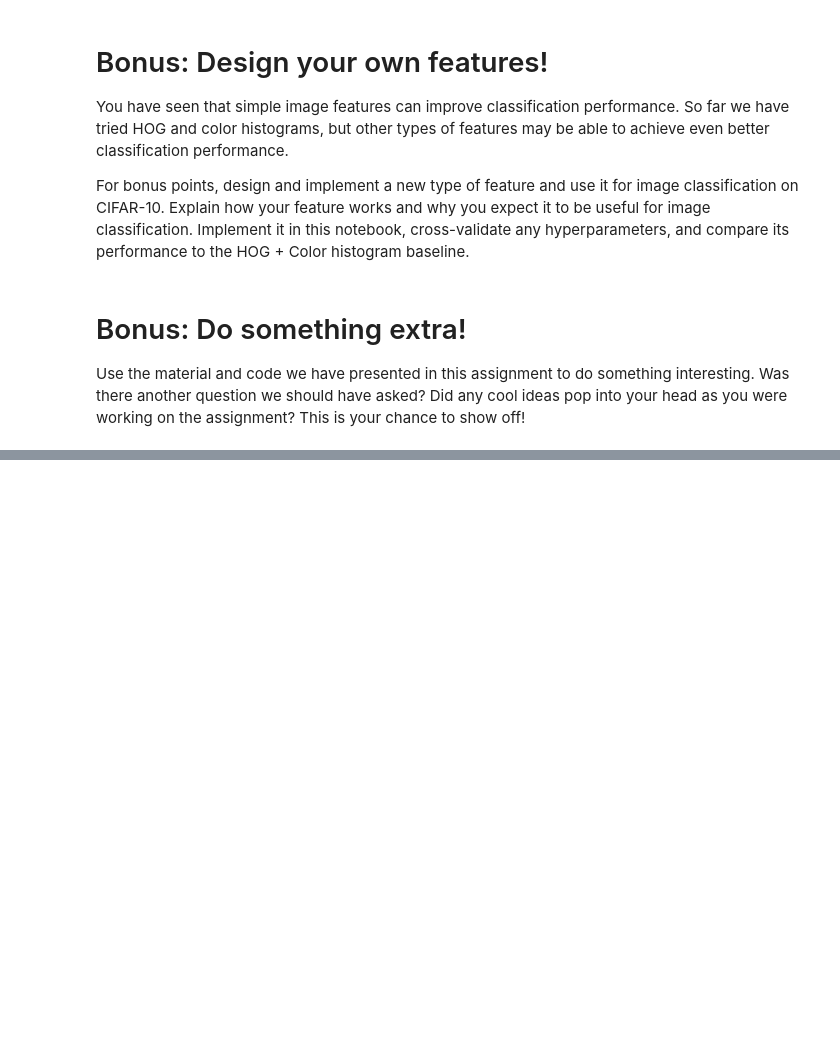
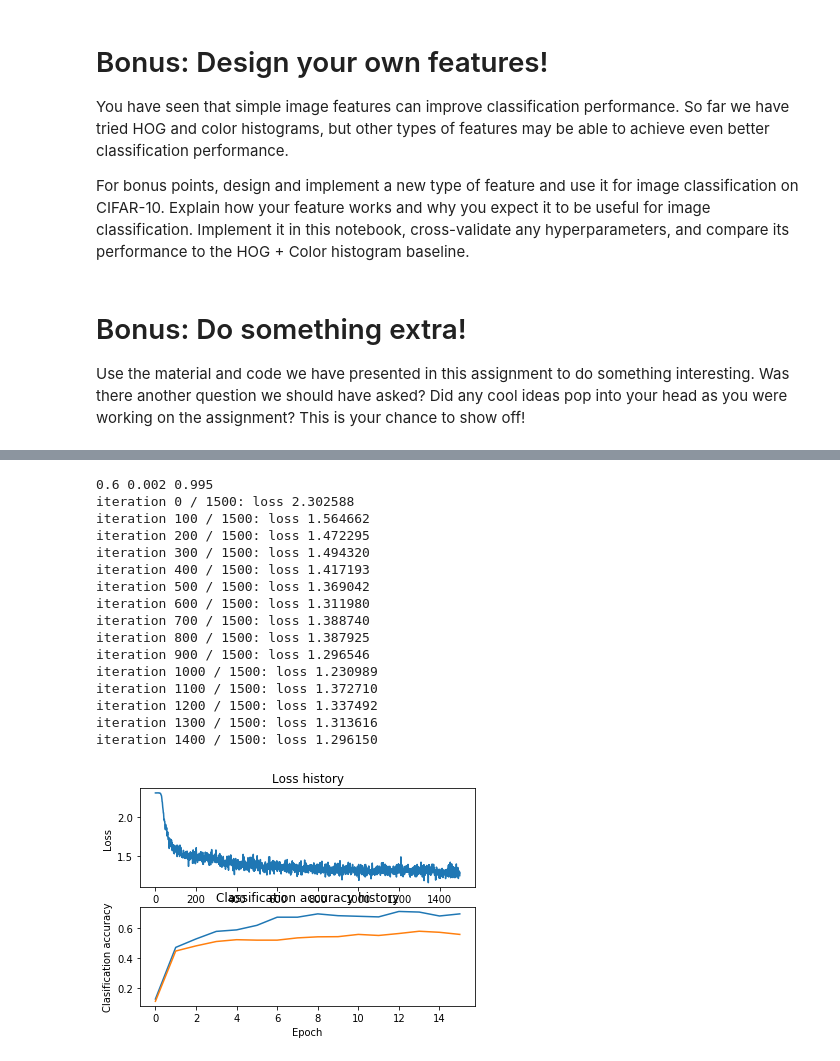
Before and after one commit to mcreng/cs231n, a Jupyter notebook: PA1/features.ipynb, the cells around one changed output, grey strips where cells are left out. Drawn from its saved outputs; the diff is of its cells as text; code cells hidden in the pictures; blank space fills up the shorter version.

```diff
--- a/PA1/features.ipynb
+++ b/PA1/features.ipynb
@@ -307,0 +359,78 @@ Use the material and code we have presented in this assignment to do something i
+# %%
+from cs231n.classifiers.neural_net import TwoLayerNet
+
+input_dim = X_train_feats_hog.shape[1]
+hidden_dim = 1000
+num_classes = 10
+
+best_net_hog = None
+
+################################################################################
+# TODO: Train a two-layer neural network on image features. You may want to    #
+# cross-validate various parameters as in previous sections. Store your best   #
+# model in the best_net variable.                                              #
+################################################################################
+best_val_hog = -1
+
+learning_rates = [.6] # 1
+learning_rate_decays = [.995]
+regularization_strengths = [2e-3] # 2e-3
+
+result_hog = {}
+
+for lr in learning_rates:
+    for reg in regularization_strengths:
+        for lr_decay in learning_rate_decays:
+            # Train the network
+            print(lr, reg, lr_decay)
+            local_net = TwoLayerNet(input_dim, hidden_dim, num_classes)
+            local_stat_hog = local_net.train(X_train_feats_hog, y_train, X_val_feats_hog, y_val,
+                        num_iters=1500, batch_size=500,
+                        learning_rate=lr, learning_rate_decay=lr_decay,
+                        reg=reg, verbose=True)
+            acc = np.max(local_stat_hog['val_acc_history'])
+            result_hog[(lr, reg, lr_decay)] = acc
+            if acc > best_val_hog:
+                best_val_hog = acc
+                best_net_hog = local_net
+
+plt.subplot(2, 1, 1)
+plt.plot(local_stat_hog['loss_history'])
+plt.title('Loss history')
+plt.xlabel('Iteration')
+plt.ylabel('Loss')
+plt.subplot(2, 1, 2)
+plt.plot(local_stat_hog['train_acc_history'], label='train')
+plt.plot(local_stat_hog['val_acc_history'], label='val')
+plt.title('Classification accuracy history')
+plt.xlabel('Epoch')
+plt.ylabel('Clasification accuracy')
+plt.show()
+
+print('best validation accuracy achieved during cross-validation: %f' % best_val_hog)
+print('Details :-')
+for lr, reg, decay in result_hog:
+    print('lr: %f; reg: %f; decay: %f: %f' % (lr, reg, decay, result_hog[(lr, reg, decay)]) )
+
+
+################################################################################
+#                              END OF YOUR CODE                                #
+################################################################################
+# %% [output]
+0.6 0.002 0.995
+iteration 0 / 1500: loss 2.302588
+iteration 100 / 1500: loss 1.564662
+iteration 200 / 1500: loss 1.472295
+iteration 300 / 1500: loss 1.494320
+iteration 400 / 1500: loss 1.417193
+iteration 500 / 1500: loss 1.369042
+iteration 600 / 1500: loss 1.311980
+iteration 700 / 1500: loss 1.388740
+iteration 800 / 1500: loss 1.387925
+iteration 900 / 1500: loss 1.296546
+iteration 1000 / 1500: loss 1.230989
+iteration 1100 / 1500: loss 1.372710
+iteration 1200 / 1500: loss 1.337492
+iteration 1300 / 1500: loss 1.313616
+iteration 1400 / 1500: loss 1.296150
+[figure, added]
```
Also changed, not shown: parts of 20 cells of this notebook.
